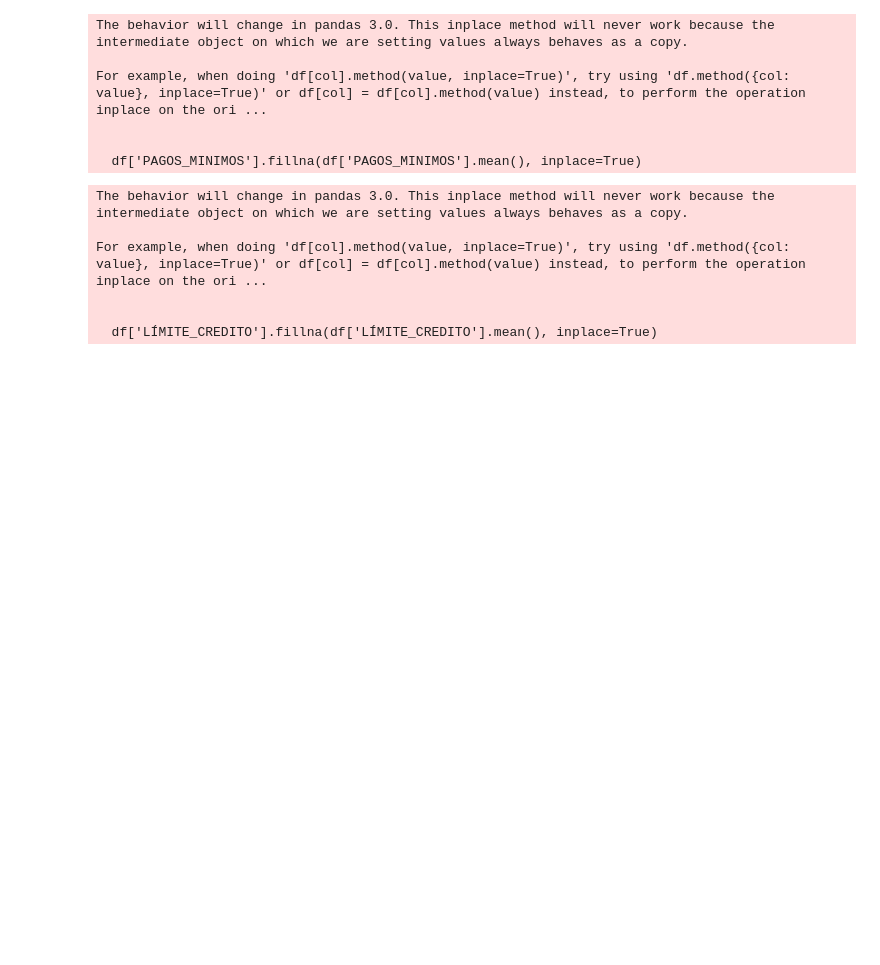
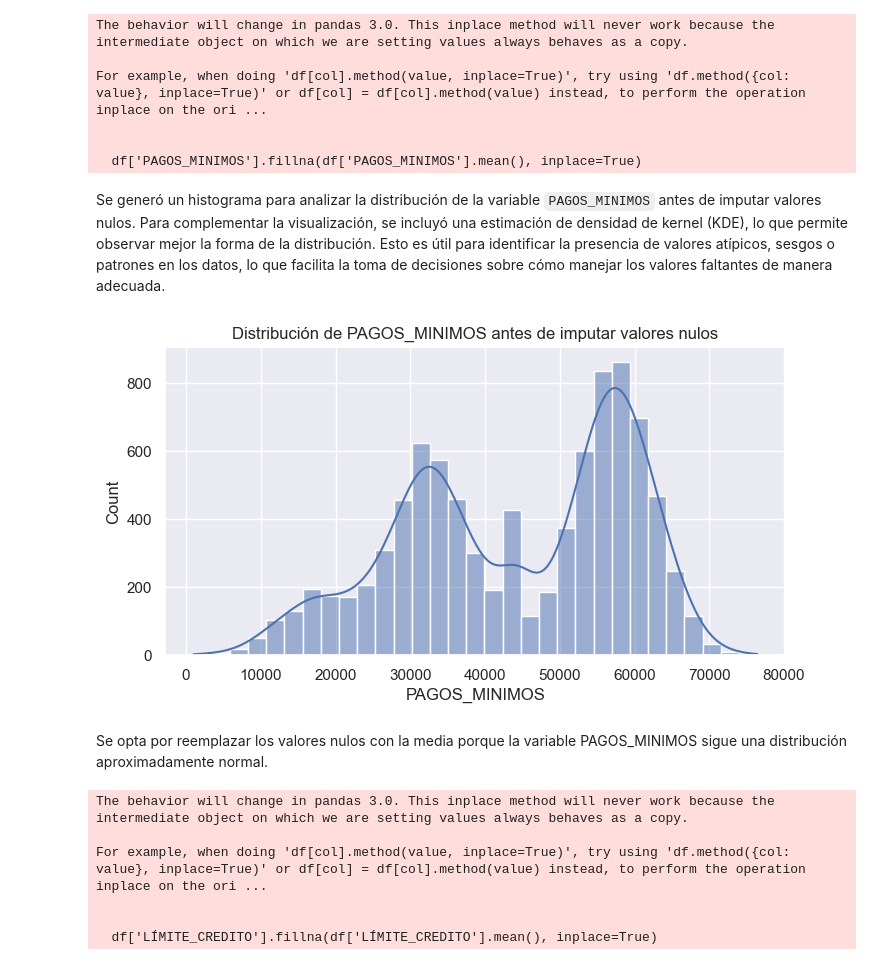
Before and after one commit to Jdpf28/Lab-2, a Jupyter notebook: lab2.ipynb, the cells around one changed output. Cells and saved outputs as stored; diff of their text form; code cells hidden in the pictures; blank space fills up the shorter version.

```diff
--- a/lab2.ipynb
+++ b/lab2.ipynb
@@ -201,6 +243,17 @@ For example, when doing 'df[col].method(value, inplace=True)', try using 'df.met
 
 
   df['PAGOS_MINIMOS'].fillna(df['PAGOS_MINIMOS'].mean(), inplace=True)
+# %% [markdown]
+Se generó un histograma para analizar la distribución de la variable `PAGOS_MINIMOS` antes de imputar valores nulos. Para complementar la visualización, se incluyó una estimación de densidad de kernel (KDE), lo que permite observar mejor la forma de la distribución. Esto es útil para identificar la presencia de valores atípicos, sesgos o patrones en los datos, lo que facilita la toma de decisiones sobre cómo manejar los valores faltantes de manera adecuada.
+# %%
+plt.figure(figsize=(8,4))
+sns.histplot(df['PAGOS_MINIMOS'], kde=True)
+plt.title('Distribución de PAGOS_MINIMOS antes de imputar valores nulos')
+plt.show()
+# %% [output]
+[figure, added]
+# %% [markdown]
+Se opta por reemplazar los valores nulos con la media porque la variable PAGOS_MINIMOS sigue una distribución aproximadamente normal.
 # %%
 df['LÍMITE_CREDITO'].fillna(df['LÍMITE_CREDITO'].mean(), inplace=True)
 # %% [output]
```
Also changed, not shown: parts of 39 cells of this notebook.
